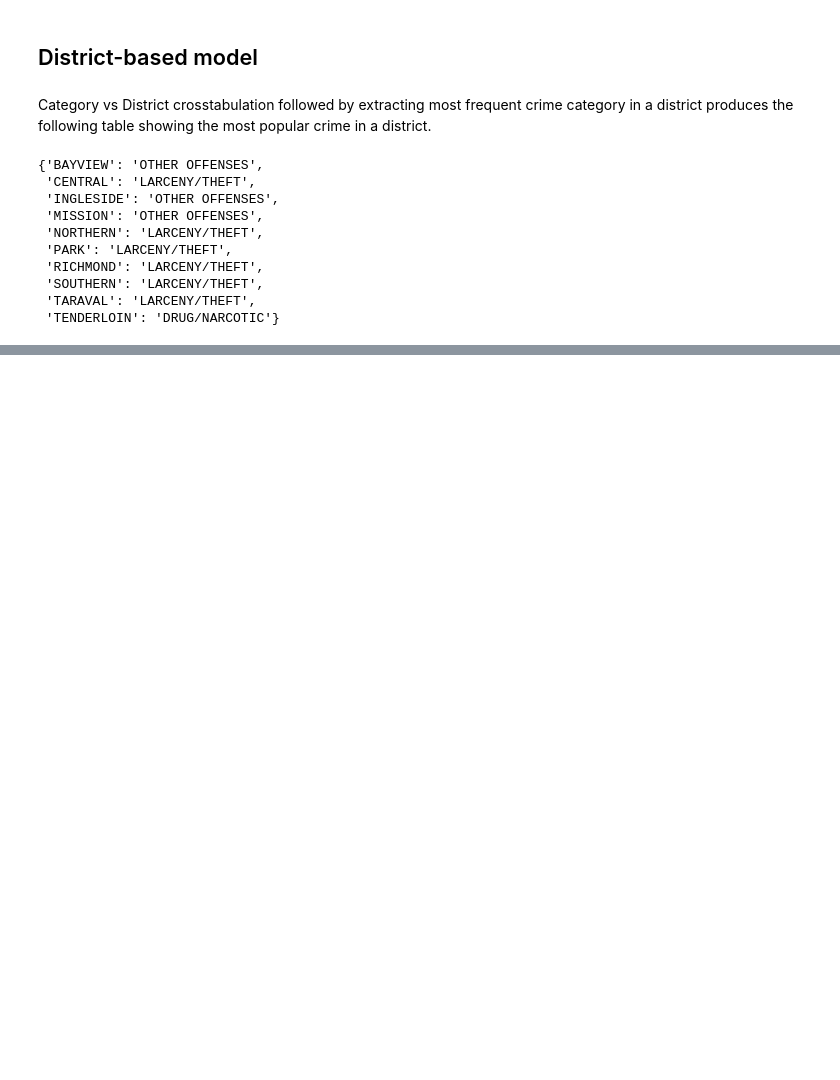
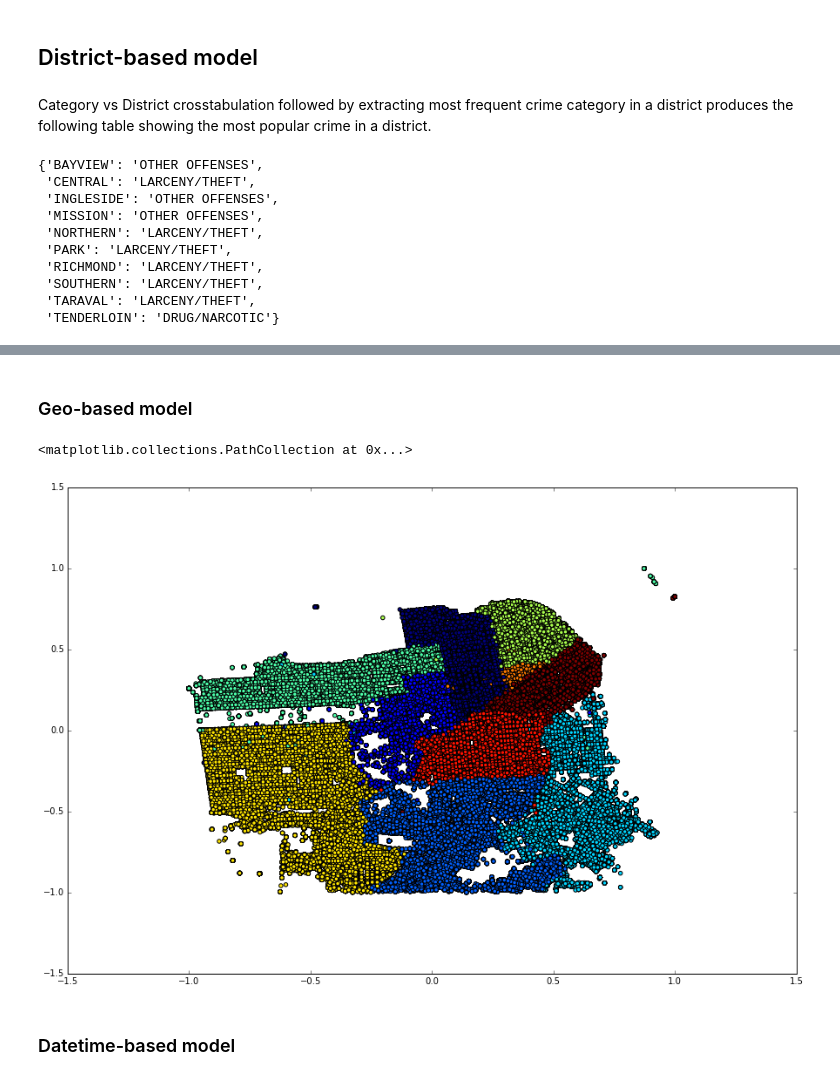
Before and after one commit to stormy-ua/Kaggle, a Jupyter notebook: SanFranciscoCrime/SanFranciscoCrime.ipynb, the cells around one changed output, grey strips where cells are left out. Drawn from its saved outputs; the diff is of its cells as text; code cells hidden in the pictures; blank space fills up the shorter version.

Commit message:
geo based model(knn)

```diff
--- a/SanFranciscoCrime/SanFranciscoCrime.ipynb
+++ b/SanFranciscoCrime/SanFranciscoCrime.ipynb
@@ -190,0 +196,2 @@ ax.set_xticklabels(ct.columns)
+# %% [markdown]
+### Geo-based model
@@ -190,0 +200,18 @@ ax.set_xticklabels(ct.columns)
+# %%
+geoBasedTrain = train.copy()
+minMaxScaler = MinMaxScaler(feature_range=(-1, 1))
+geoBasedTrain.Latitude = minMaxScaler.fit_transform(train.Latitude)
+geoBasedTrain.Longitude = minMaxScaler.fit_transform(train.Longitude)
+# %%
+disticts = geoBasedTrain.PdDistrict.unique()
+distictsColorMap = {d: i for i, d in zip(range(0, len(disticts)), disticts)}
+# %%
+fig = plt.figure(figsize=(15,10))
+ax = fig.add_subplot(1,1,1)
+colors = geoBasedTrain.PdDistrict.apply(lambda x: distictsColorMap[x])
+ax.scatter(geoBasedTrain.Longitude, geoBasedTrain.Latitude, c = colors)
+# %% [output]
+<matplotlib.collections.PathCollection at 0x...>
+[figure, added]
+# %% [markdown]
+### Datetime-based model
```
Also changed, not shown: parts of 31 cells of this notebook.
